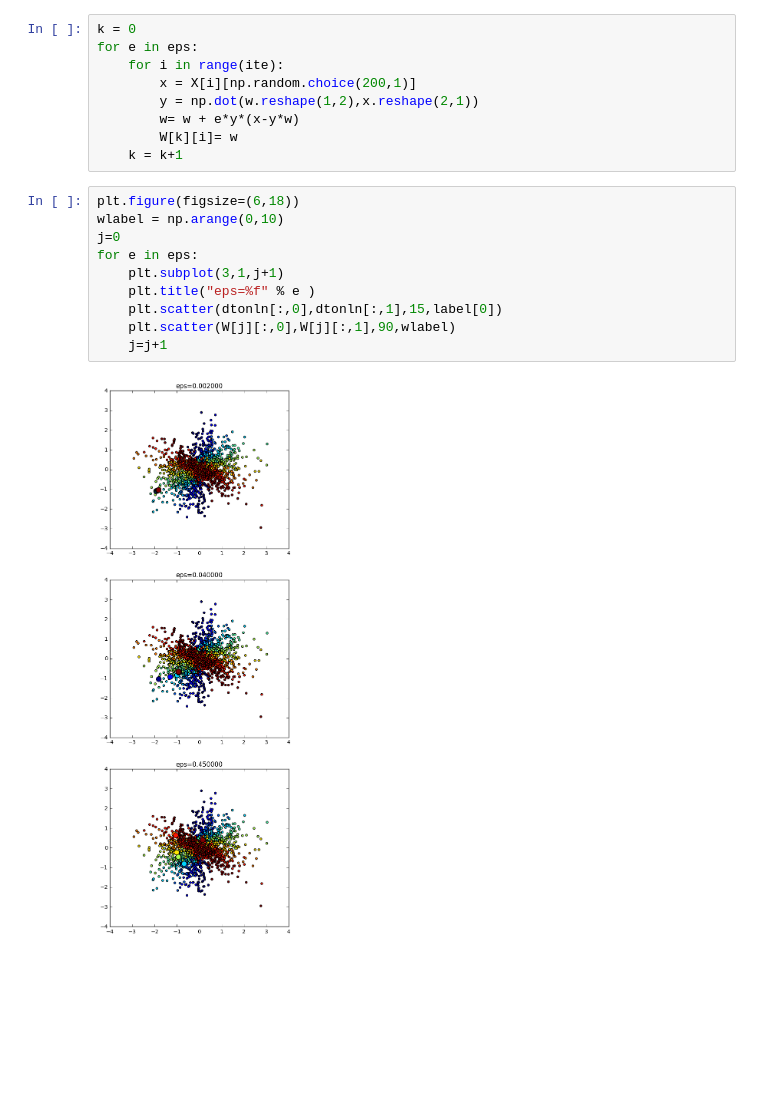
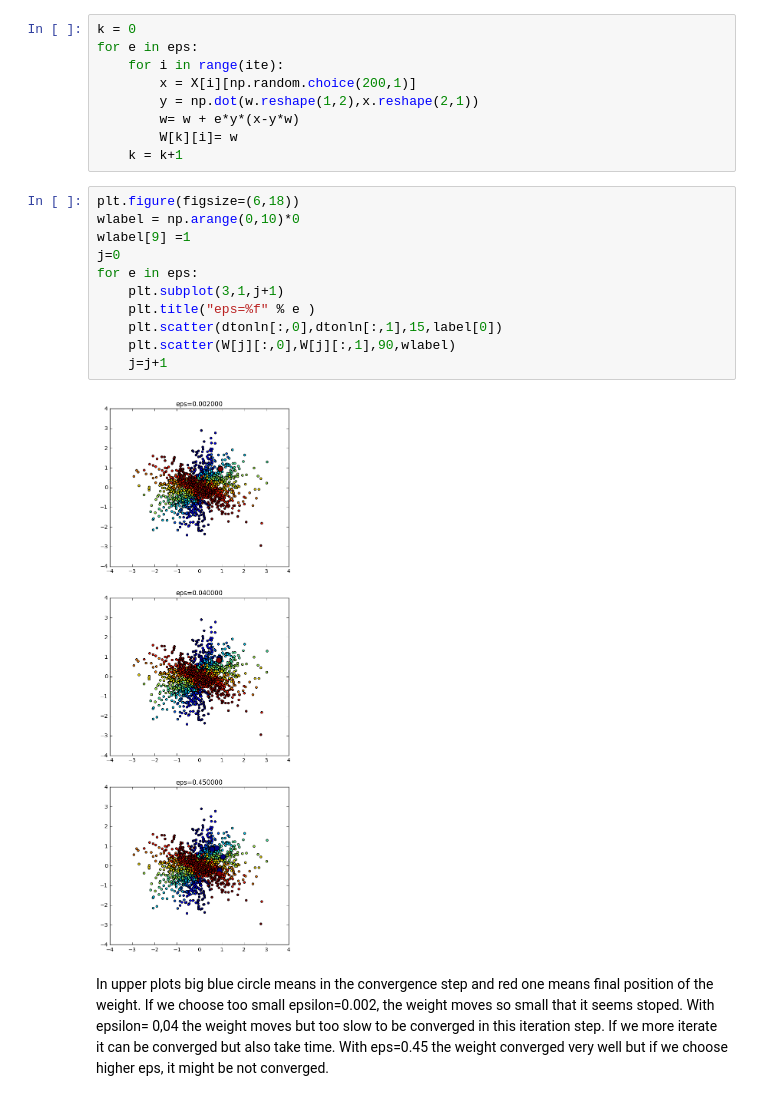
Before and after one commit to feifeizhuge/mi2, a Jupyter notebook: ex03/sheet03.ipynb, the cells around one changed output. Saved outputs shown, nothing was run; the diff lists cells and outputs as text; blank space fills up the shorter version.

```diff
--- a/ex03/sheet03.ipynb
+++ b/ex03/sheet03.ipynb
@@ -260,13 +259,18 @@ for e in eps:
     k = k+1
 # %%
 plt.figure(figsize=(6,18))
-wlabel = np.arange(0,10)
+wlabel = np.arange(0,10)*0
+wlabel[9] =1
 j=0
 for e in eps:
     plt.subplot(3,1,j+1)
     plt.title("eps=%f" % e )
     plt.scatter(dtonln[:,0],dtonln[:,1],15,label[0])
     plt.scatter(W[j][:,0],W[j][:,1],90,wlabel)
     j=j+1
 # %% [output]
-[figure, old version]
+[figure, new version]
+# %% [markdown]
+In upper plots big blue circle means in the convergence step and red one means final position of the weight.
+If we choose too small epsilon=0.002, the weight moves so small that it seems stoped. With epsilon= 0,04 the weight moves but too slow to be converged in this iteration step. If we more iterate it can be converged but also take time.
+With eps=0.45 the weight converged very well but if we choose higher eps, it might be not converged.
```
Also changed, not shown: parts of 1 cell of this notebook.
